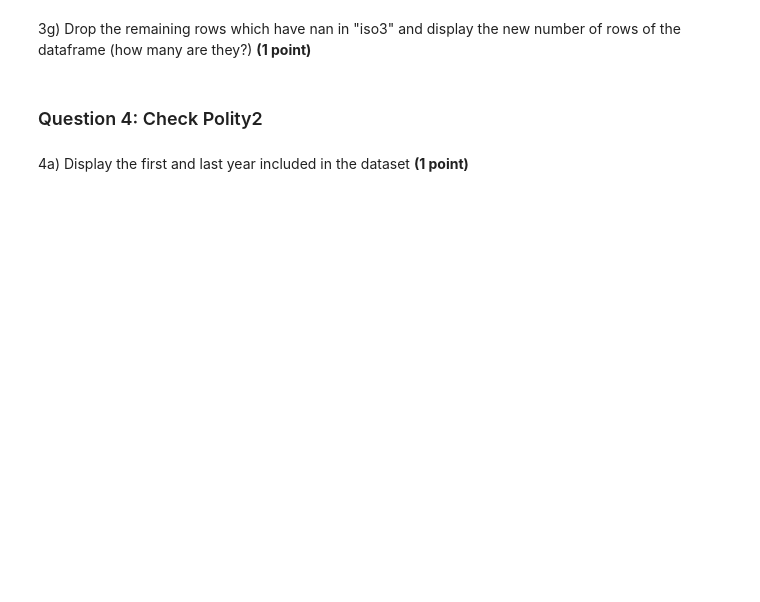
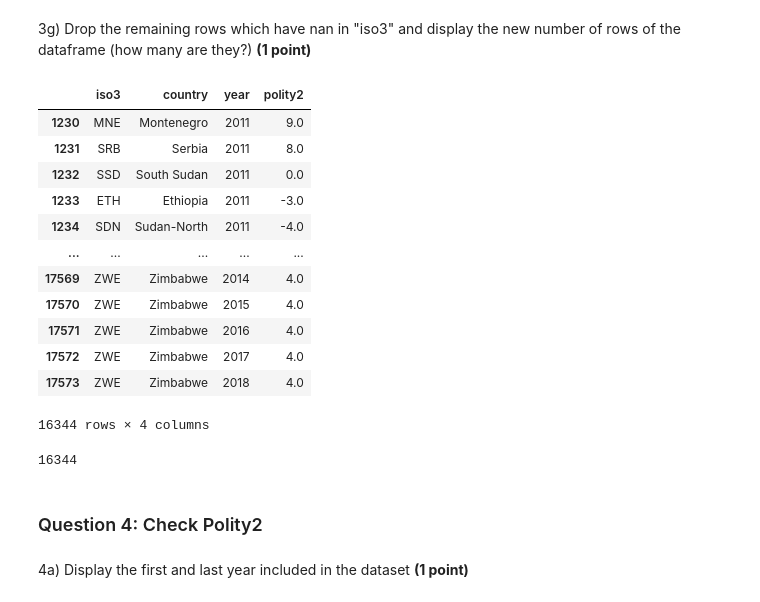
Before and after one commit to Pramirezortega/class_datascience, a Jupyter notebook: Notebooks/Assignment/individual_assignment/PRO_01_individual_assignment.ipynb, the cells around one changed output. Saved outputs shown, nothing was run; the diff lists cells and outputs as text; code cells hidden in the pictures; blank space fills up the shorter version.

```diff
--- a/Notebooks/Assignment/individual_assignment/PRO_01_individual_assignment.ipynb
+++ b/Notebooks/Assignment/individual_assignment/PRO_01_individual_assignment.ipynb
@@ -220,3 +246,23 @@ Index: []
 Hint: the correct iso3 for these 5 countries are "ETH","MNE","SRB","SDN","VNM".
 # %%
 # Answer 3f
+new_iso3 = df_subset.copy()
+
+countries = ['Montenegro', 'Serbia', 'Ethiopia', 'Sudan-North', 'Vietnam']
+iso3_real_codes = ['MNE', 'SRB', 'ETH', 'SDN', 'VNM']
+
+replacement = {'iso3': np.nan}
+
+for country_index, iso3 in zip(countries, iso3_real_codes):
+
+    new_iso3[(new_iso3['country']== country_index) & \
+            (new_iso3['year'].astype(int) >=2011)] = \
+    new_iso3[(new_iso3['country'] == country_index) & \
+            (new_iso3['year'].astype(int) >=2011)].\
+    replace(to_replace = replacement, value = iso3)
+
+print(new_iso3[(new_iso3['country'] == 'Montenegro') |
+              (new_iso3['country'] == 'Serbia') |
+              (new_iso3['country'] == 'Ethiopia') |
+              (new_iso3['country'] == 'Sudan-North') |
+              (new_iso3['country'] == 'Vietnam')].to_string())
@@ -224,6 +288,26 @@ Hint: the correct iso3 for these 5 countries are "ETH","MNE","SRB","SDN","VNM".
 3g) Drop the remaining rows which have nan in "iso3" and display the new number of rows of the dataframe (how many are they?) **(1 point)**
 # %%
 # Answer 3g
+new_iso3_drop = new_iso3.dropna(subset=['iso3'])
+new_iso3_drop
+# %% [output]
+|  | iso3 | country | year | polity2 |
+| 1230 | MNE | Montenegro | 2011 | 9.0 |
+| 1231 | SRB | Serbia | 2011 | 8.0 |
+| 1232 | SSD | South Sudan | 2011 | 0.0 |
+| 1233 | ETH | Ethiopia | 2011 | -3.0 |
+| 1234 | SDN | Sudan-North | 2011 | -4.0 |
+| ... | ... | ... | ... | ... |
+| 17569 | ZWE | Zimbabwe | 2014 | 4.0 |
+| 17570 | ZWE | Zimbabwe | 2015 | 4.0 |
+| 17571 | ZWE | Zimbabwe | 2016 | 4.0 |
+| 17572 | ZWE | Zimbabwe | 2017 | 4.0 |
+| 17573 | ZWE | Zimbabwe | 2018 | 4.0 |
+16344 rows × 4 columns
+# %%
+len(new_iso3_drop)
+# %% [output]
+16344
 # %% [markdown]
 ### Question 4: Check Polity2 <a class="anchor" id="question4"></a>
 # %% [markdown]
```
Also changed, not shown: parts of 25 cells of this notebook, 4 other files.
